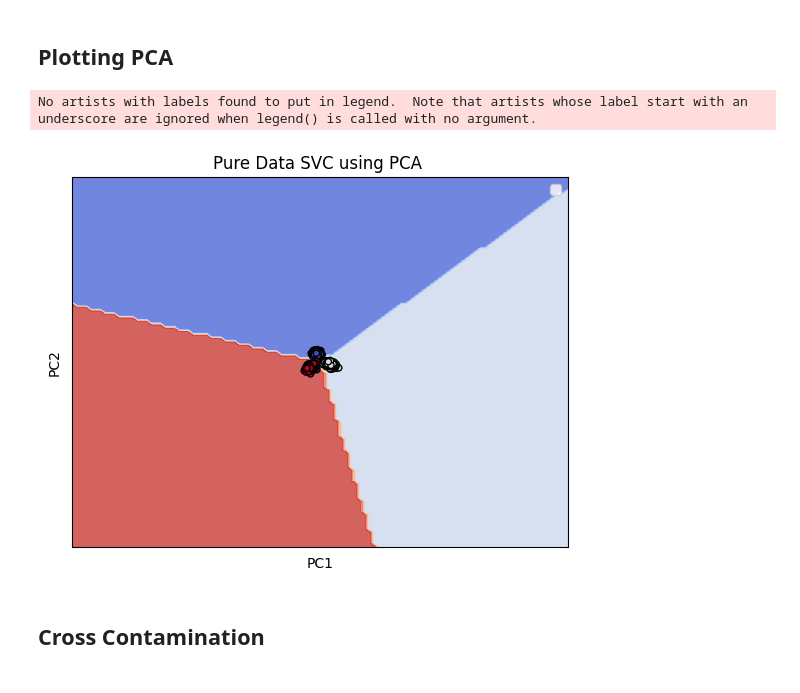
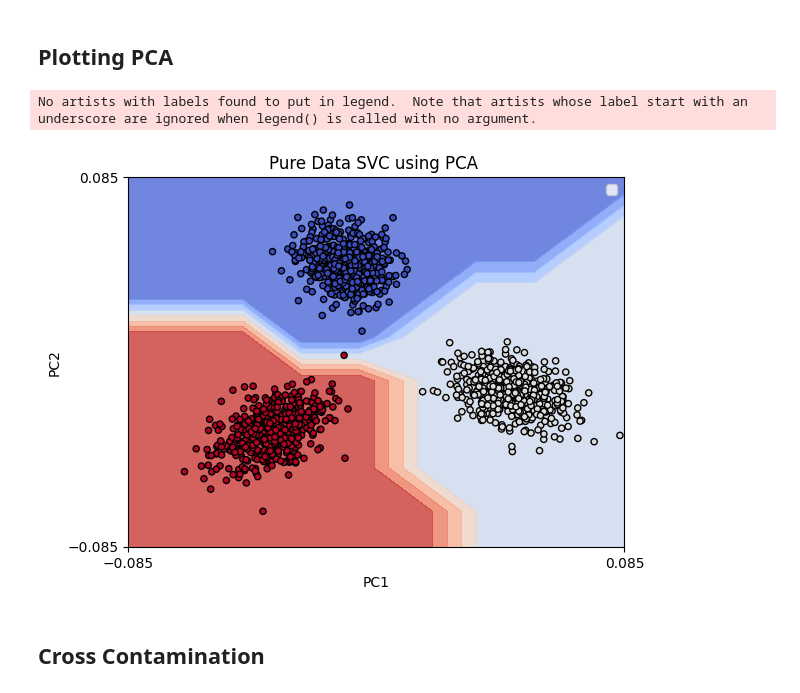
Before and after one commit to brianmoral/Twitter-Classification, a Jupyter notebook: svm-folder/intro.ipynb, the cells around one changed output. Saved outputs shown, nothing was run; the diff lists cells and outputs as text; code cells hidden in the pictures.

Commit message:
Added adjustments to plots:

```diff
--- a/svm-folder/intro.ipynb
+++ b/svm-folder/intro.ipynb
@@ -143,37 +144,38 @@ def make_meshgrid(x, y, h=.02):
     y_min, y_max = y.min() - 1, y.max() + 1
     xx, yy = np.meshgrid(np.arange(x_min, x_max, h), np.arange(y_min, y_max, h))
     return xx, yy
 
 def plot_contours(ax, clf, xx, yy, **params):
     Z = clf.predict(np.c_[xx.ravel(), yy.ravel()])
     Z = Z.reshape(xx.shape)
     out = ax.contourf(xx, yy, Z, **params)
     return out
 
 model = svm.SVC(kernel='linear')
 clf = model.fit(X, np.ravel(y))
 
 fig, ax = plt.subplots()
 # title for the plots
 title = ('Pure Data SVC using PCA ')
 # Set-up grid for plotting.
 X0, X1 = X[:, 0], X[:, 1]
 xx, yy = make_meshgrid(X0, X1)
 
 colors = {0: 'red', 1:'grey', 2: 'blue'}
 
 plot_contours(ax, clf, xx, yy, cmap=plt.cm.coolwarm, alpha=0.8)
 ax.scatter(X0, X1, c=y, cmap=plt.cm.coolwarm, s=20, edgecolors='k')
 ax.set_ylabel('PC2')
 ax.set_xlabel('PC1')
-ax.set_xticks(())
-ax.set_yticks(())
+ax.set_xticks((-0.085, 0.085))
+ax.set_yticks((-0.085, 0.085))
 ax.set_title(title)
 ax.legend()
-plt.savefig('Pure-PCA.png')
+plt.axis([-0.085, 0.085, -0.085, 0.085])
+plt.savefig('Pure-PCA_Brian.png')
 # %% [output]
 No artists with labels found to put in legend.  Note that artists whose label start with an underscore are ignored when legend() is called with no argument.
-[figure, old version]
+[figure, new version]
 # %% [markdown]
 ## Cross Contamination
 # %%
```
Also changed, not shown: parts of 5 cells of this notebook, 6 other files.
